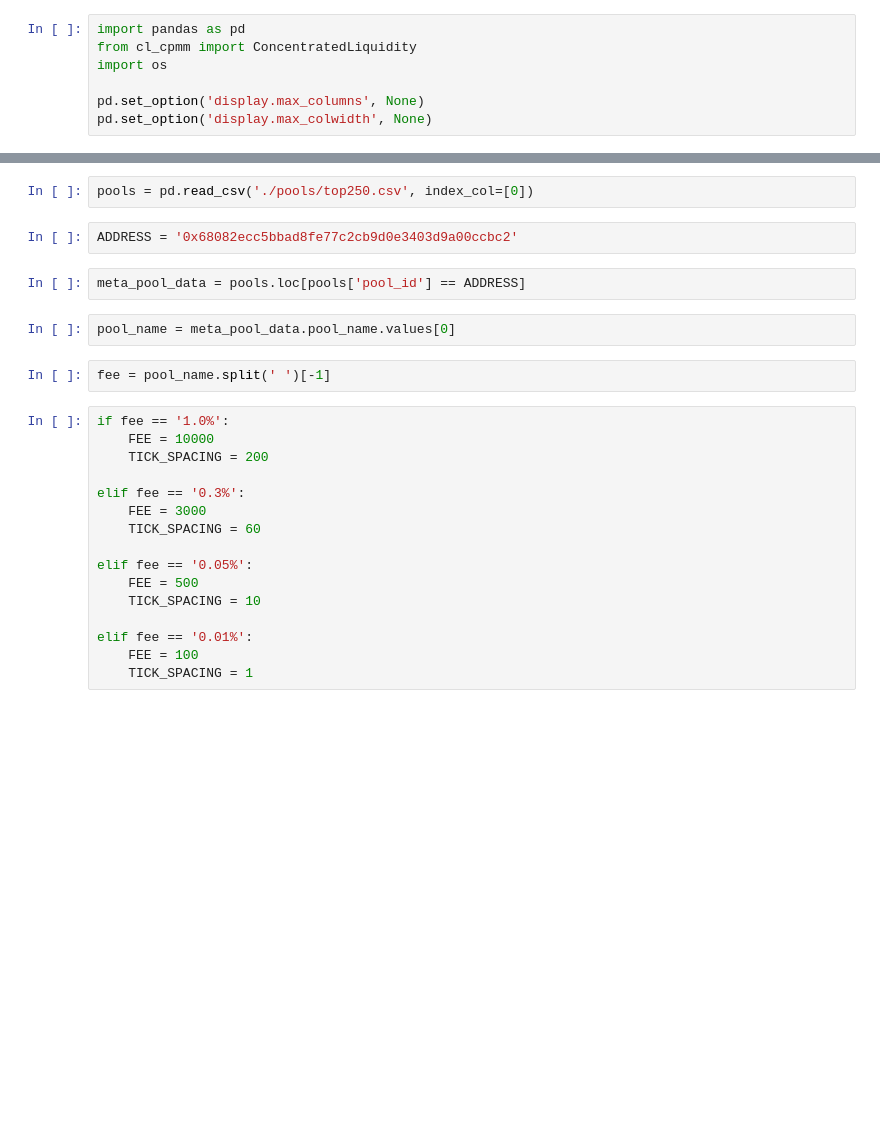
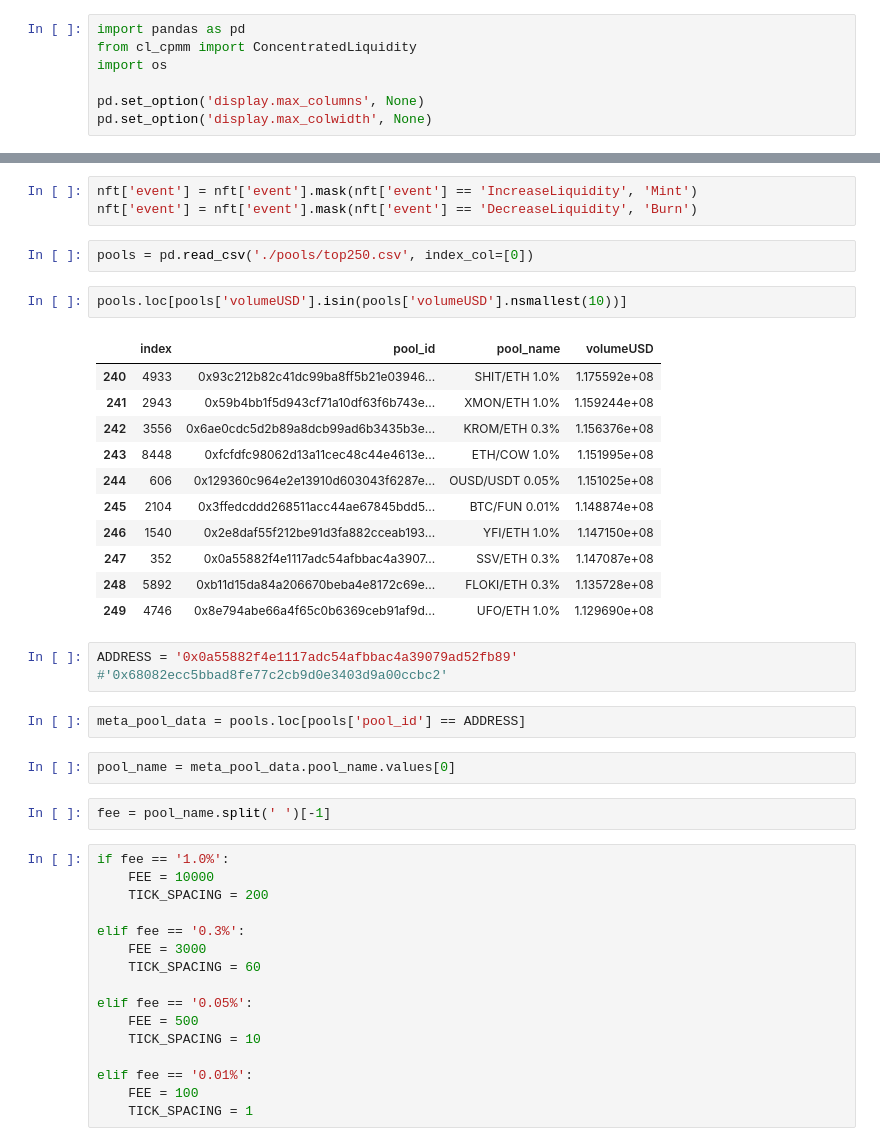
Before and after one commit to Luke-J-Johnson/amm-liquidity, a Jupyter notebook: pools/cl_cpmm/cl_cpmm_usage.ipynb, the cells around one changed output, grey strips where cells are left out. Saved outputs shown, nothing was run; the diff lists cells and outputs as text; blank space fills up the shorter version.

```diff
--- a/pools/cl_cpmm/cl_cpmm_usage.ipynb
+++ b/pools/cl_cpmm/cl_cpmm_usage.ipynb
@@ -8,7 +33,24 @@ pd.set_option('display.max_colwidth', None)
+# %%
+nft['event'] = nft['event'].mask(nft['event'] == 'IncreaseLiquidity', 'Mint')
+nft['event'] = nft['event'].mask(nft['event'] == 'DecreaseLiquidity', 'Burn')
 # %%
 pools = pd.read_csv('./pools/top250.csv', index_col=[0])
+# %%
+pools.loc[pools['volumeUSD'].isin(pools['volumeUSD'].nsmallest(10))]
+# %% [output]
+|  | index | pool_id | pool_name | volumeUSD |
+| 240 | 4933 | 0x93c212b82c41dc99ba8ff5b21e03946... | SHIT/ETH 1.0% | 1.175592e+08 |
+| 241 | 2943 | 0x59b4bb1f5d943cf71a10df63f6b743e... | XMON/ETH 1.0% | 1.159244e+08 |
+| 242 | 3556 | 0x6ae0cdc5d2b89a8dcb99ad6b3435b3e... | KROM/ETH 0.3% | 1.156376e+08 |
+| 243 | 8448 | 0xfcfdfc98062d13a11cec48c44e4613e... | ETH/COW 1.0% | 1.151995e+08 |
+| 244 | 606 | 0x129360c964e2e13910d603043f6287e... | OUSD/USDT 0.05% | 1.151025e+08 |
+| 245 | 2104 | 0x3ffedcddd268511acc44ae67845bdd5... | BTC/FUN 0.01% | 1.148874e+08 |
+| 246 | 1540 | 0x2e8daf55f212be91d3fa882cceab193... | YFI/ETH 1.0% | 1.147150e+08 |
+| 247 | 352 | 0x0a55882f4e1117adc54afbbac4a3907... | SSV/ETH 0.3% | 1.147087e+08 |
+| 248 | 5892 | 0xb11d15da84a206670beba4e8172c69e... | FLOKI/ETH 0.3% | 1.135728e+08 |
+| 249 | 4746 | 0x8e794abe66a4f65c0b6369ceb91af9d... | UFO/ETH 1.0% | 1.129690e+08 |
 # %%
-ADDRESS = '0x68082ecc5bbad8fe77c2cb9d0e3403d9a00ccbc2'
+ADDRESS = '0x0a55882f4e1117adc54afbbac4a39079ad52fb89' #'0x68082ecc5bbad8fe77c2cb9d0e3403d9a00ccbc2'
 # %%
 meta_pool_data = pools.loc[pools['pool_id'] == ADDRESS]
 # %%
```
Also changed, not shown: parts of 52 cells of this notebook, 1 other file.
